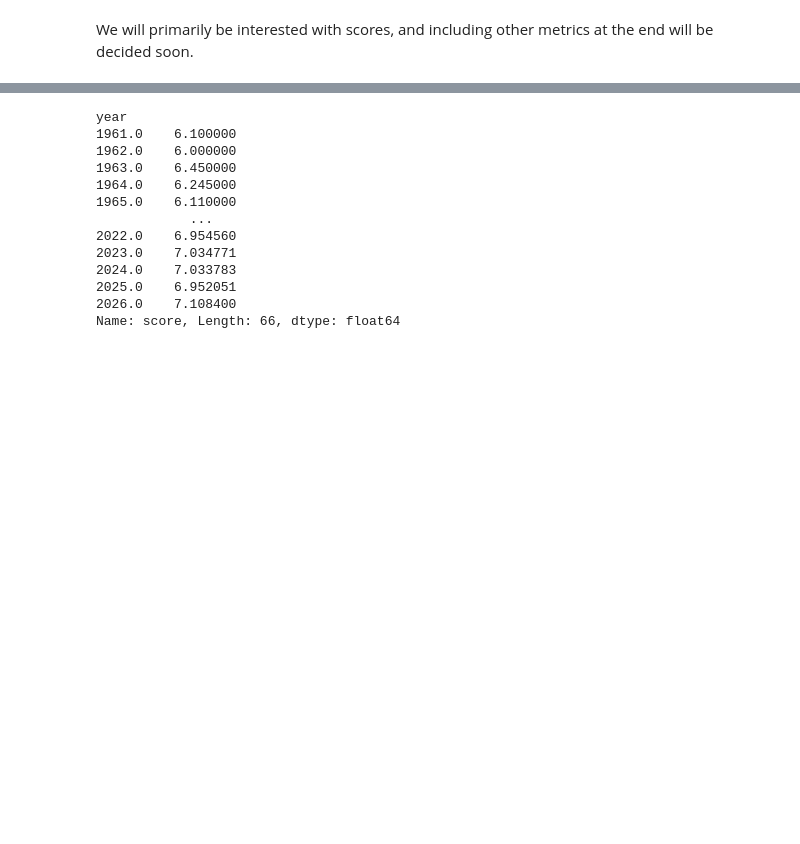
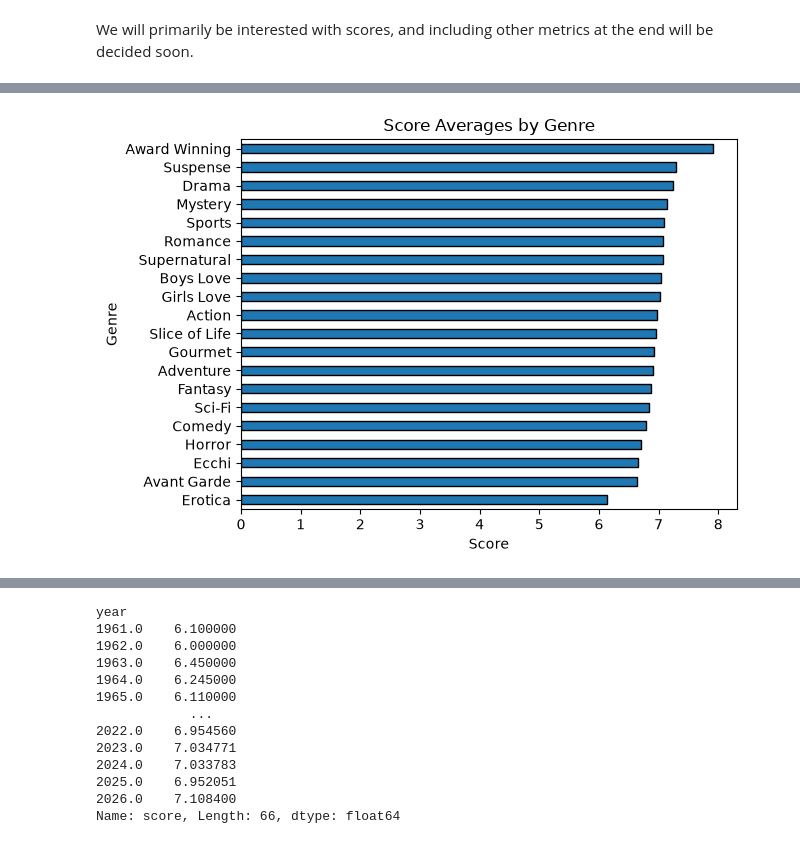
Before and after one commit to esan0983/FAL-Destroyer-3000, a Jupyter notebook: notebooks/02_eda.ipynb, the cells around one changed output, grey strips where cells are left out. Saved outputs shown, nothing was run; the diff lists cells and outputs as text; code cells hidden in the pictures; blank space fills up the shorter version.

```diff
--- a/notebooks/02_eda.ipynb
+++ b/notebooks/02_eda.ipynb
@@ -271,0 +258,9 @@ We will primarily be interested with scores, and including other metrics at the
+# %%
+genre_averages = df.explode('genres').groupby('genres')['score'].mean().sort_values()
+genre_averages.plot(kind='barh', edgecolor='black')
+plt.title('Score Averages by Genre')
+plt.xlabel('Score')
+plt.ylabel('Genre')
+plt.show()
+# %% [output]
+[figure, added]
```
Also changed, not shown: parts of 41 cells of this notebook, 11 other files.
